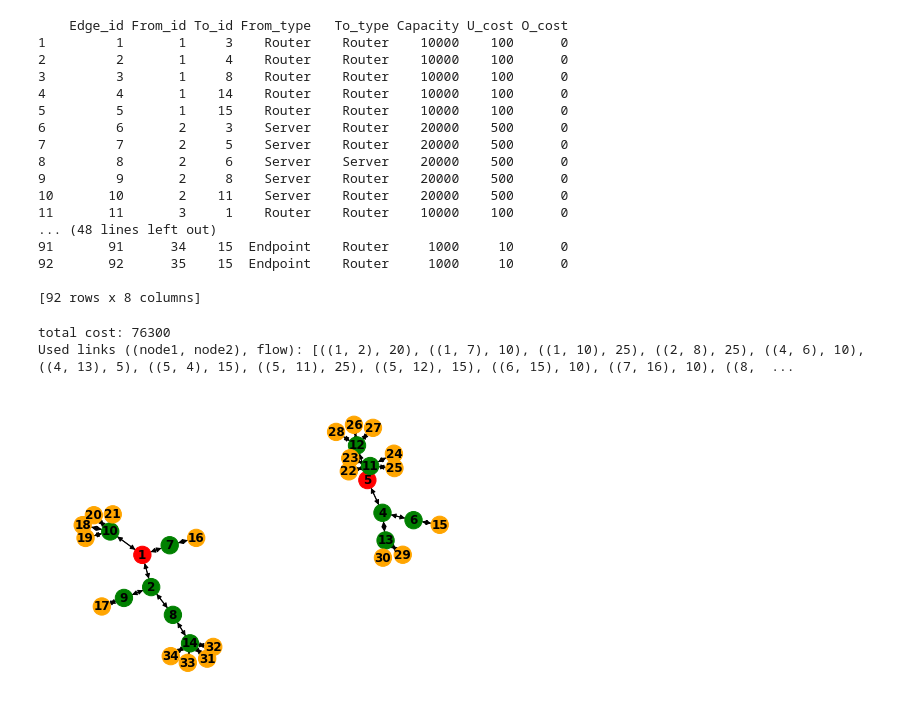
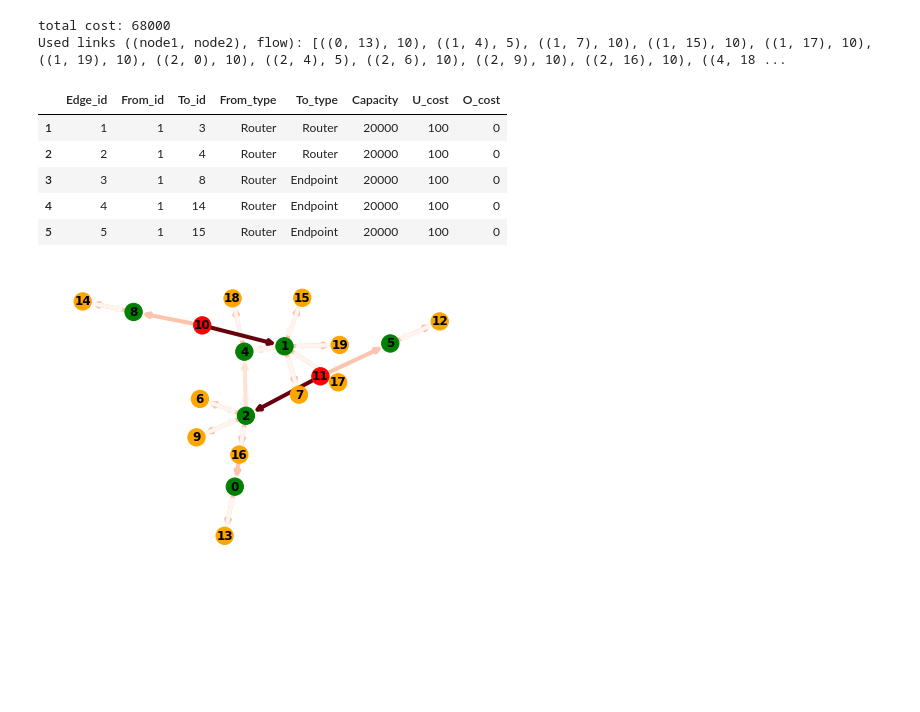
Before and after one commit to ingertb/Dual-Homing-Optimization, a Jupyter notebook: Projekt_dual_homing.ipynb, the cells around one changed output. Cells and saved outputs as stored; diff of their text form; code cells hidden in the pictures; blank space fills up the shorter version.

```diff
--- a/Projekt_dual_homing.ipynb
+++ b/Projekt_dual_homing.ipynb
@@ -196,70 +155,65 @@ plt.show()
+# %%
+## solving network for minimum cost.
+[flowCost, flowDict] = nx.algorithms.network_simplex(net)
+
+print("total cost:", flowCost)
+print("Used links ((node1, node2), flow):",
+      sorted([((u, v), flowDict[u][v]) for u in flowDict for v in flowDict[u] if flowDict[u][v] > 0]))
+# %% [output]
+total cost: 68000
+Used links ((node1, node2), flow): [((0, 13), 10), ((1, 4), 5), ((1, 7), 10), ((1, 15), 10), ((1, 17), 10), ((1, 19), 10), ((2, 0), 10), ((2, 4), 5), ((2, 6), 10), ((2, 9), 10), ((2, 16), 10), ((4, 18 ...
 # %%
 import pandas as pd
 
 data = pd.DataFrame([], columns=['Edge_id','From_id','To_id','From_type','To_type','Capacity','U_cost', 'O_cost'])
-for v in nx.degree(dir_ba):
-    adj = list(nx.neighbors(dir_ba, v[0]))
+for v in nx.degree(net):
+    adj = list(nx.neighbors(net, v[0]))
     for neig in adj:
-        data = data.append(pd.DataFrame([['',v[0]+1,neig+1,dir_ba.nodes[v[0]]['type'],
-                dir_ba.nodes[neig]['type'],dir_ba[v[0]][neig]['capacity'],dir_ba[v[0]][neig]['weight'],
-                dir_ba[v[0]][neig]['Cost']]], columns=['Edge_id','From_id','To_id','From_type','To_type','Capacity','U_cost','O_cost']),
+        data = data.append(pd.DataFrame([['',v[0]+1,neig+1,net.nodes[v[0]]['type'],
+                net.nodes[neig]['type'],net[v[0]][neig]['capacity'],net[v[0]][neig]['weight'],
+                net[v[0]][neig]['Cost']]], columns=['Edge_id','From_id','To_id','From_type','To_type','Capacity','U_cost','O_cost']),
                 ignore_index = True)
 
 data.index=data.index+1
 data['Edge_id'] = data.index #add index route
 data.to_csv('network.csv') #create a .csv file with the information of the network
-print (data)
+#print (data)
+data.head()
 # %% [output]
-    Edge_id From_id To_id From_type   To_type Capacity U_cost O_cost
-1         1       1     3    Router    Router    10000    100      0
-2         2       1     4    Router    Router    10000    100      0
-3         3       1     8    Router    Router    10000    100      0
-4         4       1    14    Router    Router    10000    100      0
-5         5       1    15    Router    Router    10000    100      0
-6         6       2     3    Server    Router    20000    500      0
-7         7       2     5    Server    Router    20000    500      0
-8         8       2     6    Server    Server    20000    500      0
-9         9       2     8    Server    Router    20000    500      0
-10       10       2    11    Server    Router    20000    500      0
-11       11       3     1    Router    Router    10000    100      0
-... (48 lines left out)
-91       91      34    15  Endpoint    Router     1000     10      0
-92       92      35    15  Endpoint    Router     1000     10      0
-
-[92 rows x 8 columns]
+|  | Edge_id | From_id | To_id | From_type | To_type | Capacity | U_cost | O_cost |
+| 1 | 1 | 1 | 3 | Router | Router | 20000 | 100 | 0 |
+| 2 | 2 | 1 | 4 | Router | Router | 20000 | 100 | 0 |
+| 3 | 3 | 1 | 8 | Router | Endpoint | 20000 | 100 | 0 |
+| 4 | 4 | 1 | 14 | Router | Endpoint | 20000 | 100 | 0 |
+| 5 | 5 | 1 | 15 | Router | Endpoint | 20000 | 100 | 0 |
-# %%
-## solving network for minimum cost.
-[flowCost, flowDict] = nx.algorithms.network_simplex(dir_ba,demand='demand', capacity='capacity', weight='weight')
-
-print("total cost:", flowCost)
-#print("flow dict:", flowDict)
-
-print("Used links ((node1, node2), flow):",
-      sorted([((u, v), flowDict[u][v]) for u in flowDict for v in flowDict[u] if flowDict[u][v] > 0]))
-# %% [output]
-total cost: 76300
-Used links ((node1, node2), flow): [((1, 2), 20), ((1, 7), 10), ((1, 10), 25), ((2, 8), 25), ((4, 6), 10), ((4, 13), 5), ((5, 4), 15), ((5, 11), 25), ((5, 12), 15), ((6, 15), 10), ((7, 16), 10), ((8,  ...
 # %%
 #Draw Graf of solution for minimum cost
 spentEdges = [(u, v) for u in flowDict for v in flowDict[u] if flowDict[u][v] > 0]
 color_map2=[]
+color_edge_map=[]
 Net_demand = nx.Graph()
 
 Net_demand.add_edges_from(spentEdges)
+Net_demand = Net_demand.to_directed()
 
 for i in Net_demand.nodes:
-    if dir_ba.nodes[i]['type'] == 'Endpoint':
+    if net.nodes[i]['type'] == 'Endpoint':
         color_map2.append(ENDP_COLOR)
-    if dir_ba.nodes[i]['type'] == 'Router':
+    if net.nodes[i]['type'] == 'Router':
         color_map2.append(ROUT_COLOR)
-    if dir_ba.nodes[i]['type'] == 'Server':
+    if net.nodes[i]['type'] == 'Server':
         color_map2.append(SRV_COLOR)
 
-Net_demand = Net_demand.to_directed()
+for edg in Net_demand.edges():
+    if edg in spentEdges or (edg[1],edg[0]) in spentEdges:
+        color_edge_map.append(flowDict[edg[0]][edg[1]])
+#         print(edg)
+    else:
+        color_edge_map.append(5)
 
-nx.draw(Net_demand, pos=nx.spring_layout(Net_demand), with_labels=True, font_weight='bold',node_color=color_map2)
+nx.draw(Net_demand, pos=nx.spring_layout(Net_demand), with_labels=True,edge_color=color_edge_map,width=4, font_weight='bold',node_color=color_map2,edge_cmap=plt.cm.Reds)
 plt.savefig("path_directed.png")
 plt.show()
 # %% [output]
-[figure, old version]
+[figure, new version]
 # %%
```
Also changed, not shown: parts of 14 cells of this notebook, 2 other files.
